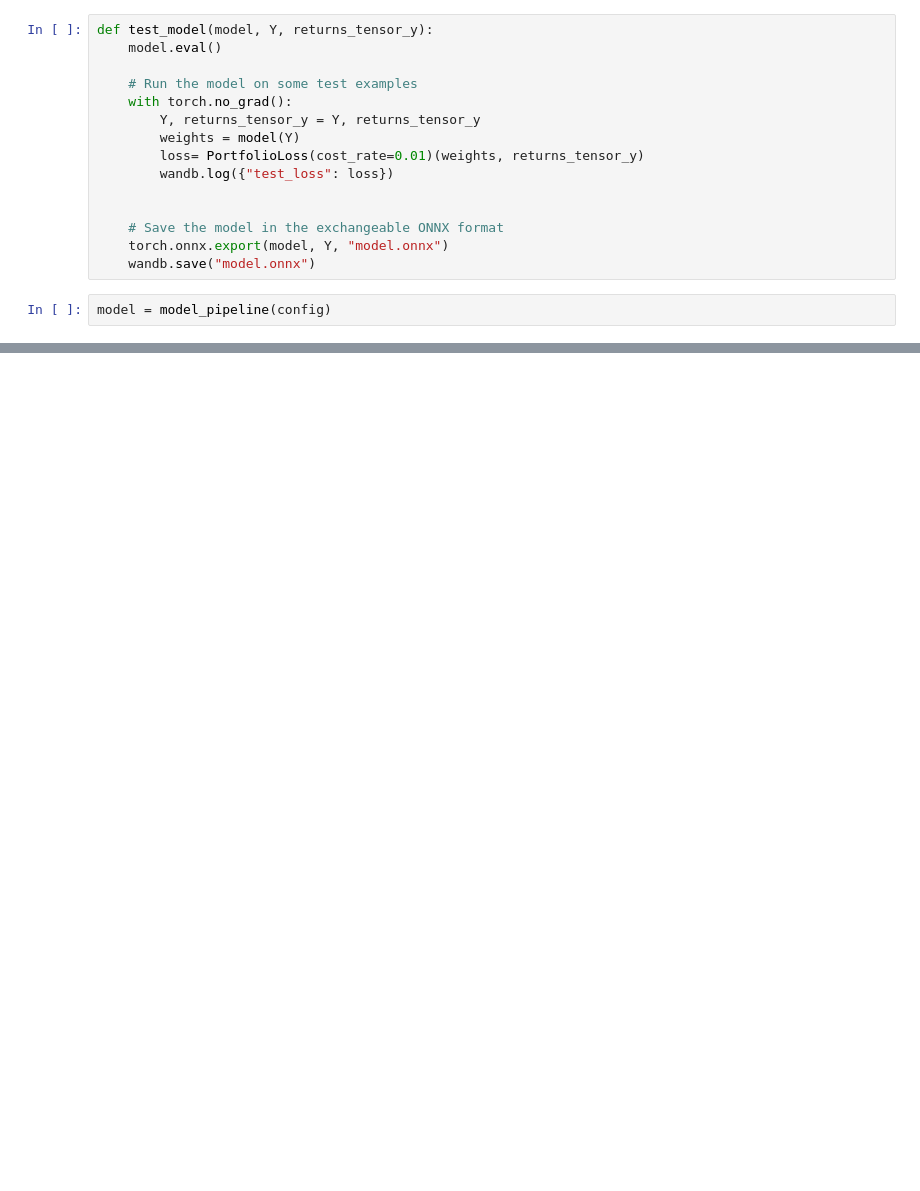
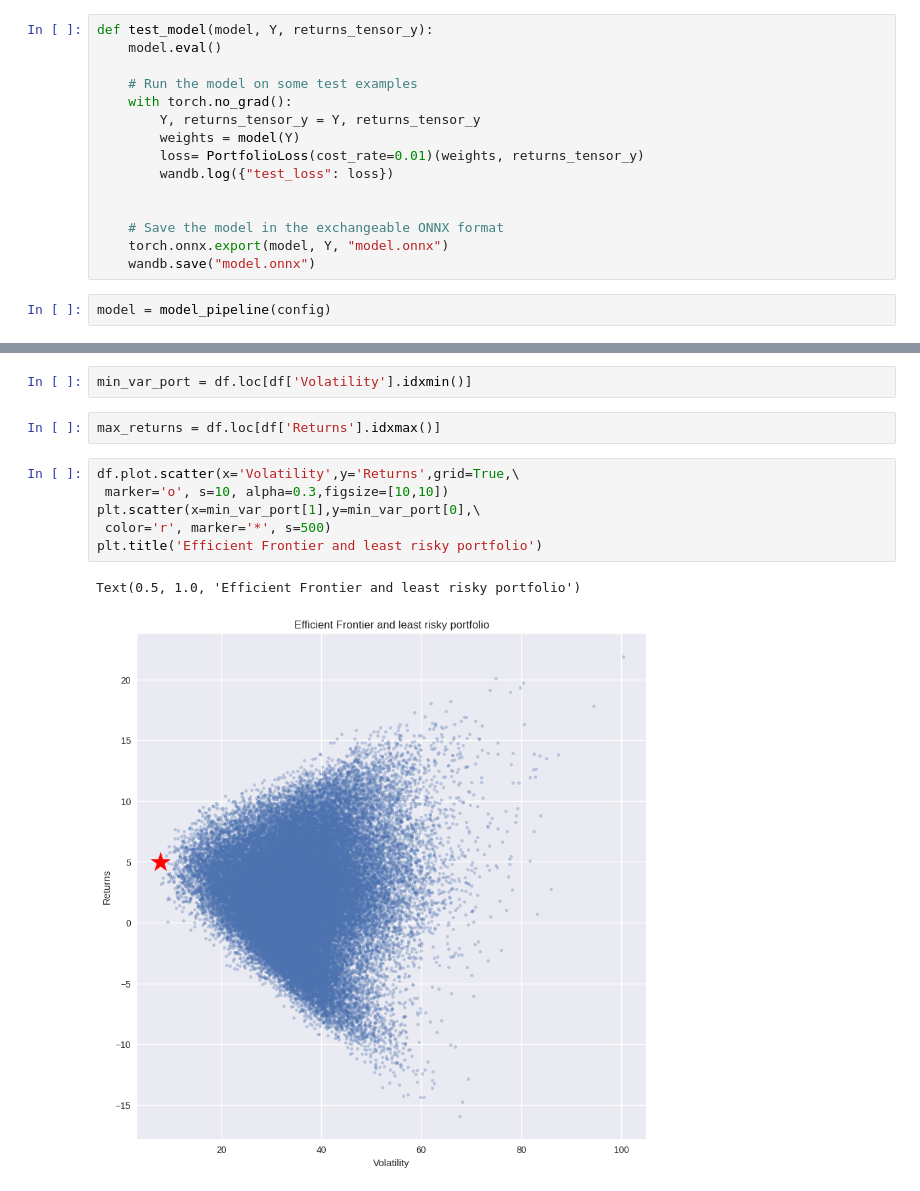
Before and after one commit to TR1234567/Transformer-with-time, a Jupyter notebook: Draft4.ipynb, the cells around one changed output, grey strips where cells are left out. Cells and saved outputs as stored; diff of their text form; blank space fills up the shorter version.

```diff
--- a/Draft4.ipynb
+++ b/Draft4.ipynb
@@ -520,0 +622,13 @@ TypeError: Time2Vector.__init__() takes 1 positional argument but 2 were given
+# %%
+min_var_port = df.loc[df['Volatility'].idxmin()]
+# %%
+max_returns = df.loc[df['Returns'].idxmax()]
+# %%
+df.plot.scatter(x='Volatility',y='Returns',grid=True,\
+ marker='o', s=10, alpha=0.3,figsize=[10,10])
+plt.scatter(x=min_var_port[1],y=min_var_port[0],\
+ color='r', marker='*', s=500)
+plt.title('Efficient Frontier and least risky portfolio')
+# %% [output]
+Text(0.5, 1.0, 'Efficient Frontier and least risky portfolio')
+[figure, added]
```
Also changed, not shown: parts of 30 cells of this notebook.
